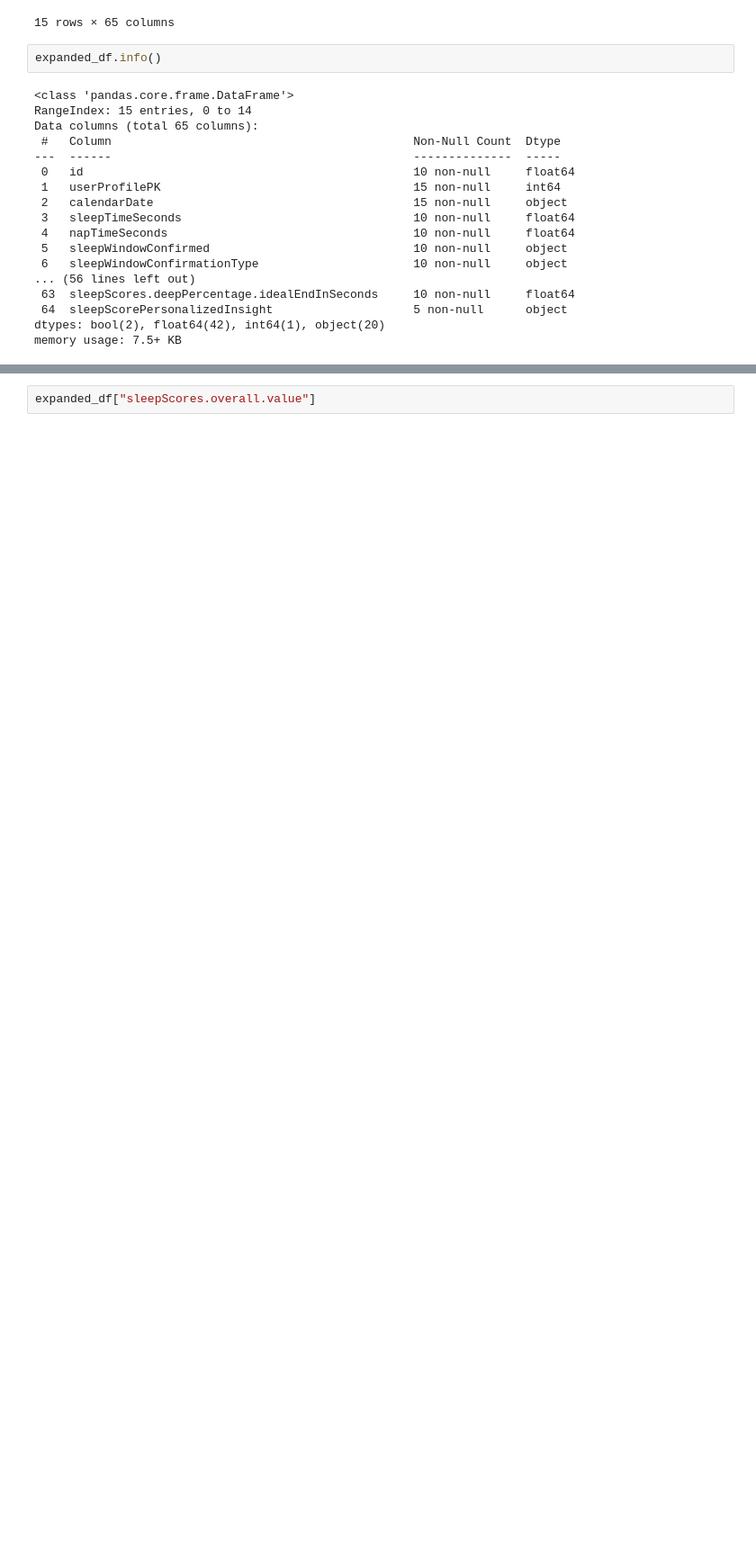
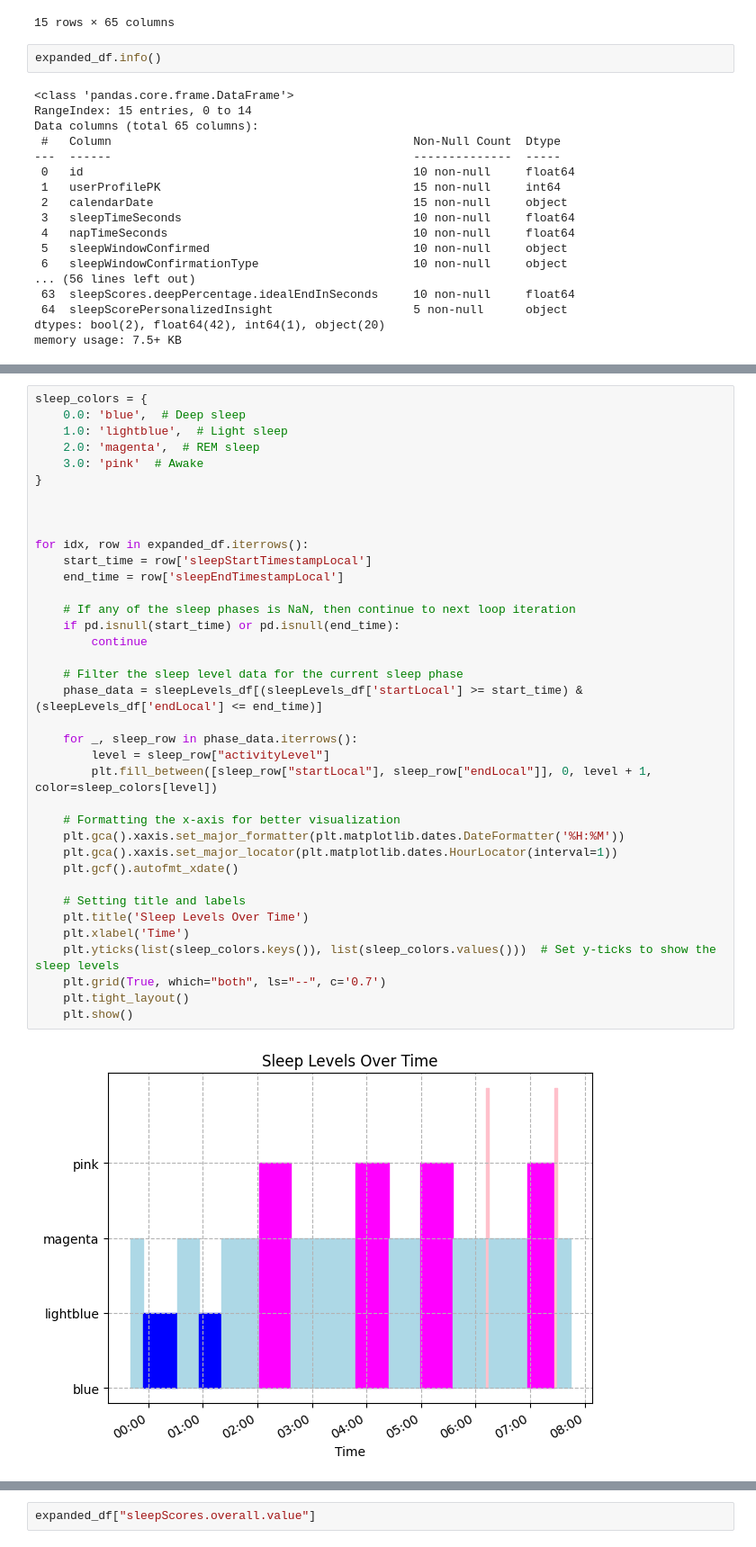
Before and after one commit to Lizoug/Garmin_Watch, a Jupyter notebook: Heartrate_And_Sleeplvl_viz.ipynb, the cells around one changed output, grey strips where cells are left out. Shown at 90% size. Saved outputs shown, nothing was run; the diff lists cells and outputs as text; blank space fills up the shorter version.

```diff
--- a/Heartrate_And_Sleeplvl_viz.ipynb
+++ b/Heartrate_And_Sleeplvl_viz.ipynb
@@ -490,0 +439,39 @@ data
+# %%
+sleep_colors = {
+    0.0: 'blue',  # Deep sleep
+    1.0: 'lightblue',  # Light sleep
+    2.0: 'magenta',  # REM sleep
+    3.0: 'pink'  # Awake
+}
+
+
+
+for idx, row in expanded_df.iterrows():
+    start_time = row['sleepStartTimestampLocal']
+    end_time = row['sleepEndTimestampLocal']
+
+    # If any of the sleep phases is NaN, then continue to next loop iteration
+    if pd.isnull(start_time) or pd.isnull(end_time):
+        continue
+
+    # Filter the sleep level data for the current sleep phase
+    phase_data = sleepLevels_df[(sleepLevels_df['startLocal'] >= start_time) & (sleepLevels_df['endLocal'] <= end_time)]
+
+    for _, sleep_row in phase_data.iterrows():
+        level = sleep_row["activityLevel"]
+        plt.fill_between([sleep_row["startLocal"], sleep_row["endLocal"]], 0, level + 1, color=sleep_colors[level])
+
+    # Formatting the x-axis for better visualization
+    plt.gca().xaxis.set_major_formatter(plt.matplotlib.dates.DateFormatter('%H:%M'))
+    plt.gca().xaxis.set_major_locator(plt.matplotlib.dates.HourLocator(interval=1))
+    plt.gcf().autofmt_xdate()
+
+    # Setting title and labels
+    plt.title('Sleep Levels Over Time')
+    plt.xlabel('Time')
+    plt.yticks(list(sleep_colors.keys()), list(sleep_colors.values()))  # Set y-ticks to show the sleep levels
+    plt.grid(True, which="both", ls="--", c='0.7')
+    plt.tight_layout()
+    plt.show()
+# %% [output]
+[figure, added]
```
Also changed, not shown: parts of 29 cells of this notebook.
